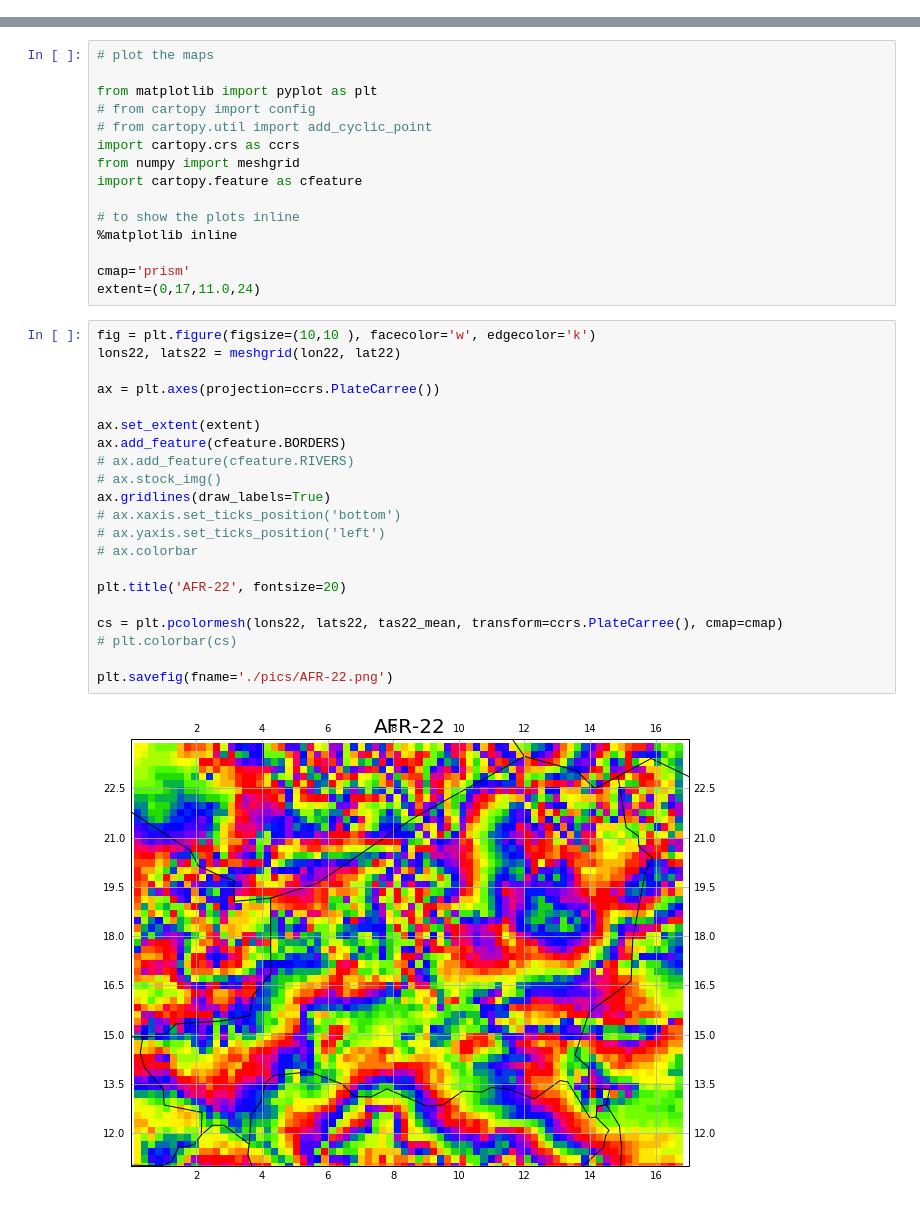
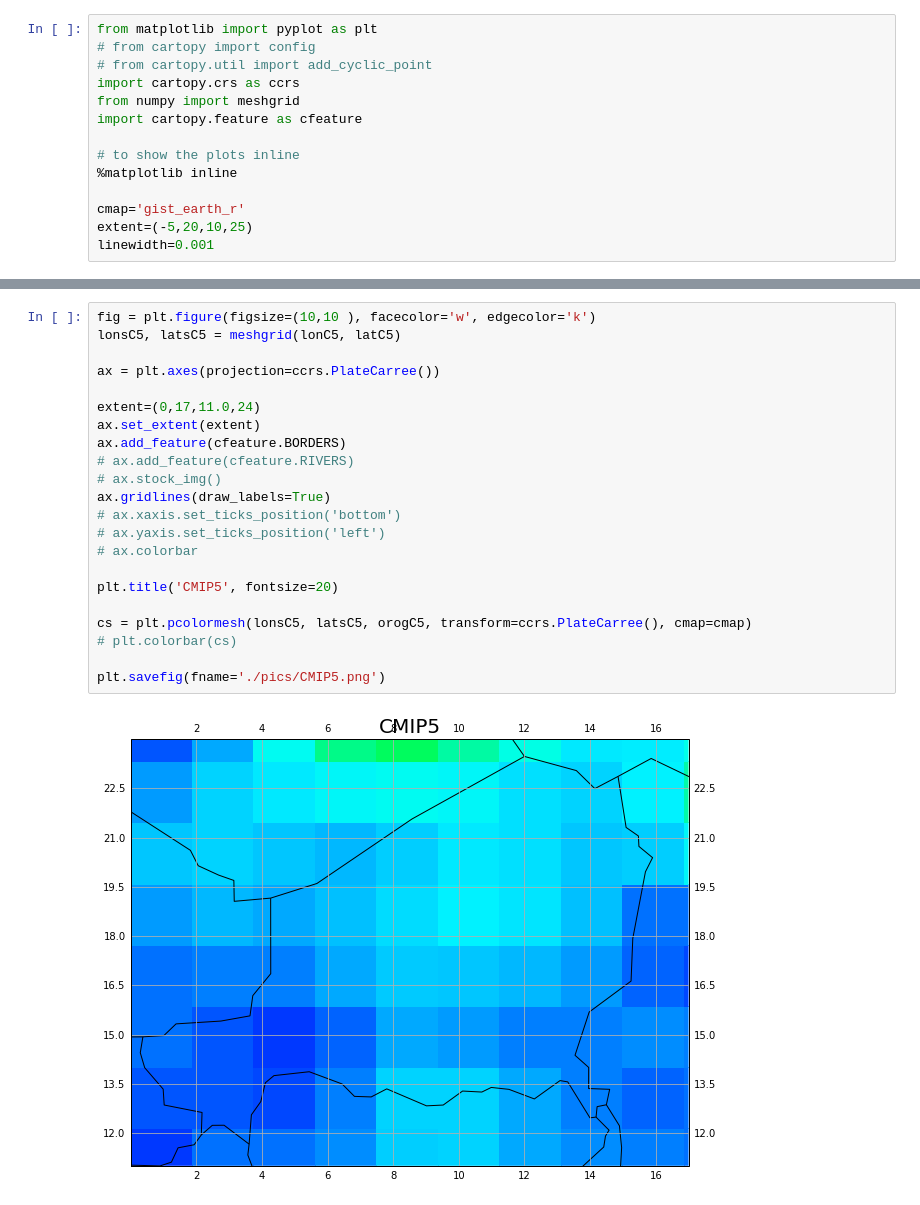
Before and after one commit to nilshempelmann/NAP_Niger, a Jupyter notebook: Map_Niger.ipynb, the cells around one changed output, grey strips where cells are left out. Saved outputs shown, nothing was run; the diff lists cells and outputs as text.

Commit message:
plot orography

```diff
--- a/Map_Niger.ipynb
+++ b/Map_Niger.ipynb
@@ -5 +1,15 @@ import matplotlib.pyplot as plt
+# %%
+from matplotlib import pyplot as plt
+# from cartopy import config
+# from cartopy.util import add_cyclic_point
+import cartopy.crs as ccrs
+from numpy import meshgrid
+import cartopy.feature as cfeature
+
+# to show the plots inline
+%matplotlib inline
+
+cmap='gist_earth_r'
+extent=(-5,20,10,25)
+linewidth=0.001
 # %%
@@ -66,38 +173,24 @@ tas44_mean = np.squeeze(np.mean(tas44, axis=0)) # mean   30 Years 1981-2010 and
-# %%
-# plot the maps
-
-from matplotlib import pyplot as plt
-# from cartopy import config
-# from cartopy.util import add_cyclic_point
-import cartopy.crs as ccrs
-from numpy import meshgrid
-import cartopy.feature as cfeature
-
-# to show the plots inline
-%matplotlib inline
-
-cmap='prism'
-extent=(0,17,11.0,24)
 # %%
 fig = plt.figure(figsize=(10,10 ), facecolor='w', edgecolor='k')
-lons22, lats22 = meshgrid(lon22, lat22)
+lonsC5, latsC5 = meshgrid(lonC5, latC5)
 
 ax = plt.axes(projection=ccrs.PlateCarree())
 
+extent=(0,17,11.0,24)
 ax.set_extent(extent)
 ax.add_feature(cfeature.BORDERS)
 # ax.add_feature(cfeature.RIVERS)
 # ax.stock_img()
 ax.gridlines(draw_labels=True)
 # ax.xaxis.set_ticks_position('bottom')
 # ax.yaxis.set_ticks_position('left')
 # ax.colorbar
 
-plt.title('AFR-22', fontsize=20)
+plt.title('CMIP5', fontsize=20)
 
-cs = plt.pcolormesh(lons22, lats22, tas22_mean, transform=ccrs.PlateCarree(), cmap=cmap)
+cs = plt.pcolormesh(lonsC5, latsC5, orogC5, transform=ccrs.PlateCarree(), cmap=cmap)
 # plt.colorbar(cs)
 
-plt.savefig(fname='./pics/AFR-22.png')
+plt.savefig(fname='./pics/CMIP5.png')
 # %% [output]
-[figure, old version]
+[figure, new version]
```
Also changed, not shown: parts of 13 cells of this notebook, 6 other files.
